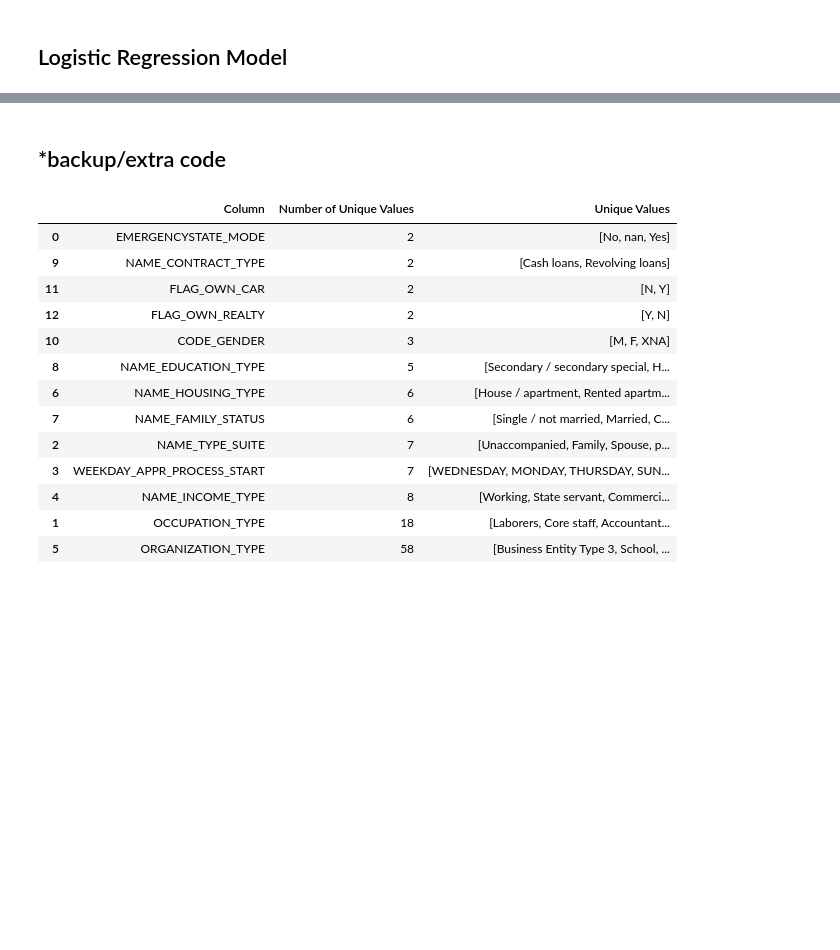
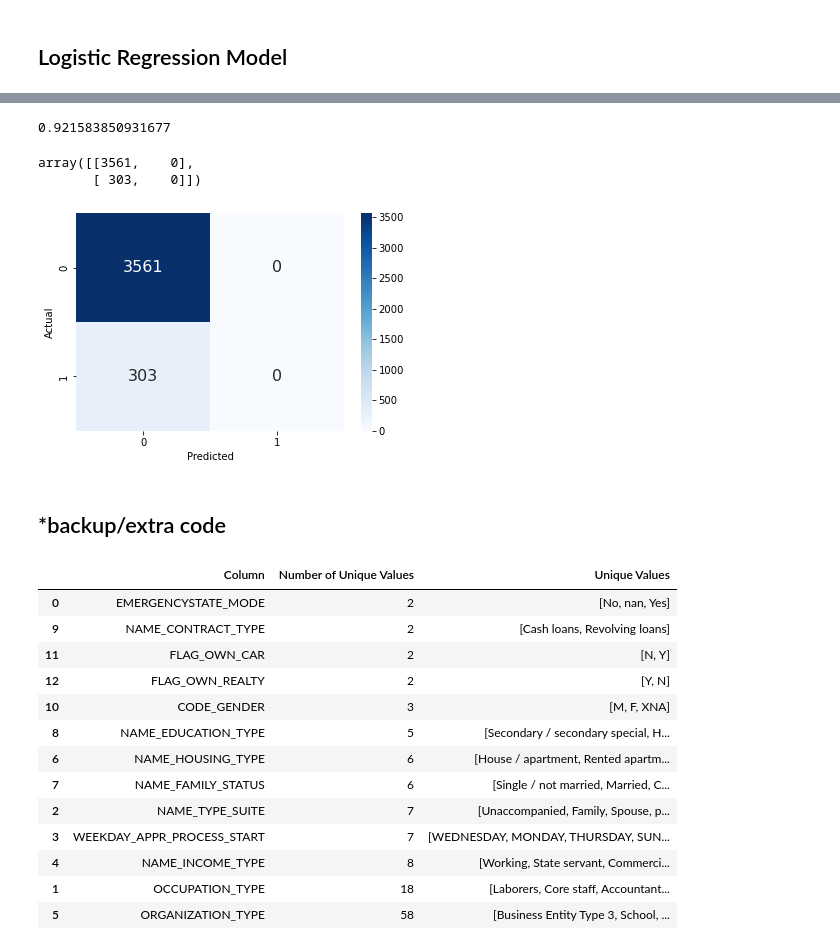
Before and after one commit to UCB-stat-159-s22/hw07-Group11, a Jupyter notebook: main.ipynb, the cells around one changed output, grey strips where cells are left out. Saved outputs shown, nothing was run; the diff lists cells and outputs as text; code cells hidden in the pictures; blank space fills up the shorter version.

Commit message:
first try at logistic regression not good

```diff
--- a/main.ipynb
+++ b/main.ipynb
@@ -215,0 +215,8 @@ SelectedFeatures =['NAME_CONTRACT_TYPE','CODE_GENDER','NAME_INCOME_TYPE','NAME_E
+# %%
+# preprocessing gender and flag_own_car
+categorical_cols = ['FLAG_OWN_CAR', 'CODE_GENDER', 'NAME_INCOME_TYPE', 'NAME_EDUCATION_TYPE','NAME_CONTRACT_TYPE', 'FLAG_OWN_REALTY','NAME_FAMILY_STATUS']
+preprocessed = pd.get_dummies(df[SelectedFeatures], columns = categorical_cols)
+# %%
+model = lm.LogisticRegression(penalty = 'none', fit_intercept = True, solver = 'lbfgs')
+# %%
+model.fit(preprocessed, df['TARGET'])
@@ -216,3 +237,26 @@ SelectedFeatures =['NAME_CONTRACT_TYPE','CODE_GENDER','NAME_INCOME_TYPE','NAME_E
+# %%
+# accuracy
+
+y_pred = model.predict(preprocessed)
+
+np.mean(y_pred == df['TARGET'])
+# %% [output]
+0.921583850931677
+# %%
+from sklearn.metrics import confusion_matrix
+
+cm = confusion_matrix(df['TARGET'], y_pred)
+cm
+# %% [output]
+array([[3561,    0],
+       [ 303,    0]])
+# %%
+cm = confusion_matrix(df['TARGET'], y_pred)
+sns.heatmap(cm, annot=True, fmt = 'd', cmap = 'Blues', annot_kws = {'size': 16})
+plt.xlabel('Predicted')
+plt.ylabel('Actual');
+# %% [output]
+[figure, added]
 # %% [markdown]
 ## *backup/extra code
 # %%
```
Also changed, not shown: parts of 15 cells of this notebook.
